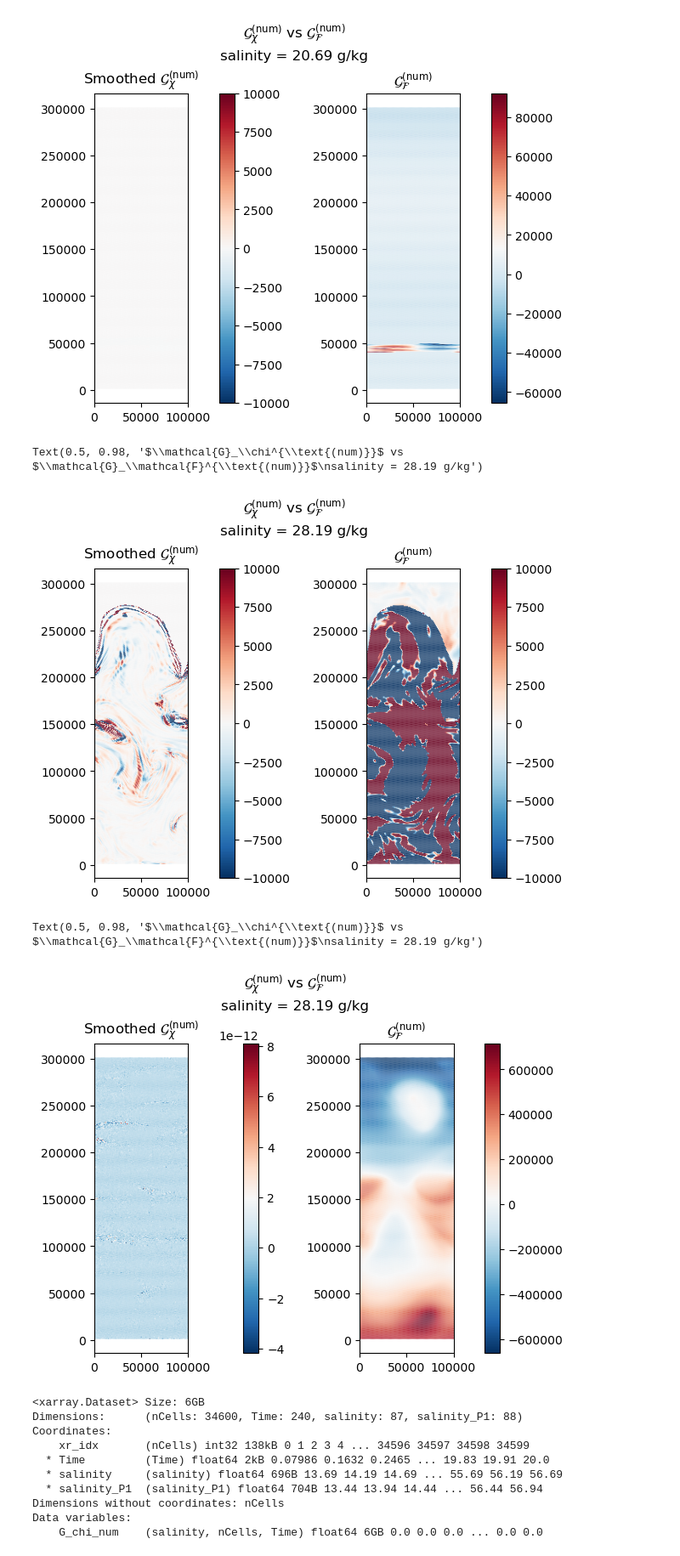
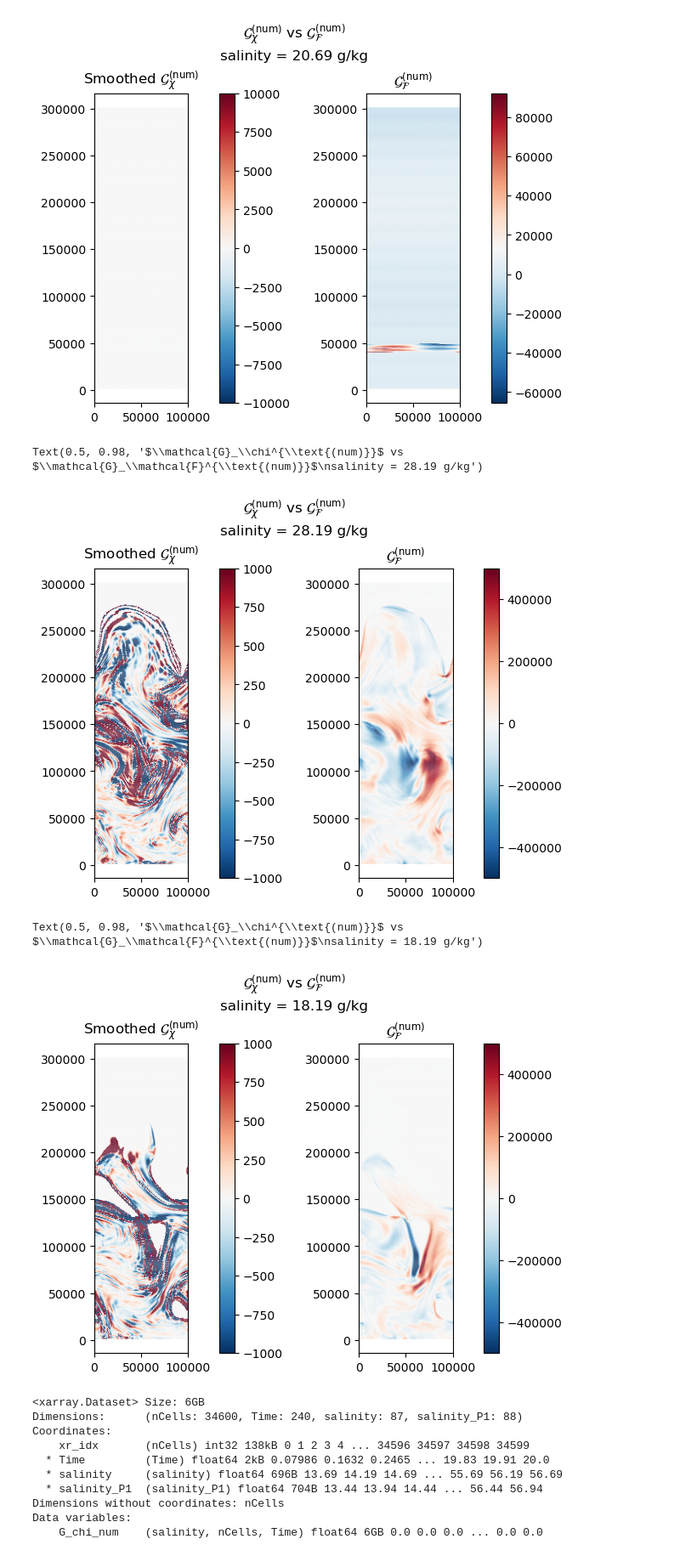
Before and after one commit to kailauyeda/WMT_DVD, a Jupyter notebook: bichan/analysis/spatial_smoothing.ipynb, the cells around one changed output. Shown at 85% size. Drawn from its saved outputs; the diff is of its cells as text; code cells hidden in the pictures.

Commit message:
More time & salinity surface G_num comparisons
- Looks to have similar locations of positive and negative G_num
- But the magnitudes are very different (like they differ by sseveral
  orders of magnitude)
- But when we sum G_num over a salinity surface, the positive and
  negative G_num values cancel out, and the summed values of G_chi_num
  G_F_num end up being similar.

```diff
--- a/bichan/analysis/spatial_smoothing.ipynb
+++ b/bichan/analysis/spatial_smoothing.ipynb
@@ -1003,12 +1003,12 @@ Text(0.5, 0.98, '$\\mathcal{G}_\\chi^{\\text{(num)}}$ vs $\\mathcal{G}_\\mathcal
 fig,ax = plt.subplots(nrows=1, ncols =2, constrained_layout=True)
 
 salinity_idx = 30
-vmax_val = 1e4
+vmax_val = 1e3
 vmin_val = -vmax_val
 time_idx = 200
 
 a = mosaic.polypcolor(ax[0], descriptor, G_smoothed_chi_num.G_chi_num.isel(Time=time_idx,salinity= salinity_idx), vmin = vmin_val, vmax = vmax_val,cmap = 'RdBu_r')
-b = mosaic.polypcolor(ax[1], descriptor, budget_ds.G_F_num.isel(Time=time_idx, salinity = salinity_idx), vmin = vmin_val, vmax = vmax_val,cmap = 'RdBu_r')
+b = mosaic.polypcolor(ax[1], descriptor, budget_ds.G_F_num.isel(Time=time_idx, salinity = salinity_idx),vmin= -5e5, vmax = 5e5, cmap = 'RdBu_r')
 ax[0].set_aspect(1.0)
 ax[1].set_aspect(1.0)
 
@@ -1020,29 +1020,29 @@ fig.colorbar(b, ax=ax[1])
 fig.suptitle(r'$\mathcal{G}_\chi^{\text{(num)}}$ vs $\mathcal{G}_\mathcal{F}^{\text{(num)}}$' + '\n' + f'salinity = {np.round(budget_ds.salinity[salinity_idx].values, 2)} g/kg')
 # %% [output]
 Text(0.5, 0.98, '$\\mathcal{G}_\\chi^{\\text{(num)}}$ vs $\\mathcal{G}_\\mathcal{F}^{\\text{(num)}}$\nsalinity = 28.19 g/kg')
-[figure, old version]
+[figure, new version]
 # %%
 fig,ax = plt.subplots(nrows=1, ncols =2, constrained_layout=True)
 
-salinity_idx = 30
-vmax_val = 1e4
+salinity_idx = 10
+vmax_val = 1e3
 vmin_val = -vmax_val
-time_idx = 100
+time_idx = 200
 
-a = mosaic.polypcolor(ax[0], descriptor, G_smoothed_chi_num.G_chi_num.sum(dim='salinity').mean(dim='Time'), cmap = 'RdBu_r')
-b = mosaic.polypcolor(ax[1], descriptor, budget_ds.G_F_num.sum(dim='salinity').mean(dim='Time'), cmap = 'RdBu_r')
+a = mosaic.polypcolor(ax[0], descriptor, G_smoothed_chi_num.G_chi_num.isel(Time=time_idx,salinity= salinity_idx), vmin = vmin_val, vmax = vmax_val,cmap = 'RdBu_r')
+b = mosaic.polypcolor(ax[1], descriptor, budget_ds.G_F_num.isel(Time=time_idx, salinity = salinity_idx),vmin= -5e5, vmax = 5e5, cmap = 'RdBu_r')
 ax[0].set_aspect(1.0)
 ax[1].set_aspect(1.0)
 
 ax[0].set_title(r'Smoothed $\mathcal{G}_\chi^{\text{(num)}}$')
 ax[1].set_title(r'$\mathcal{G}_\mathcal{F}^{\text{(num)}}$')
 
 fig.colorbar(a, ax=ax[0])
 fig.colorbar(b, ax=ax[1])
 fig.suptitle(r'$\mathcal{G}_\chi^{\text{(num)}}$ vs $\mathcal{G}_\mathcal{F}^{\text{(num)}}$' + '\n' + f'salinity = {np.round(budget_ds.salinity[salinity_idx].values, 2)} g/kg')
 # %% [output]
-Text(0.5, 0.98, '$\\mathcal{G}_\\chi^{\\text{(num)}}$ vs $\\mathcal{G}_\\mathcal{F}^{\\text{(num)}}$\nsalinity = 28.19 g/kg')
+Text(0.5, 0.98, '$\\mathcal{G}_\\chi^{\\text{(num)}}$ vs $\\mathcal{G}_\\mathcal{F}^{\\text{(num)}}$\nsalinity = 18.19 g/kg')
-[figure, old version]
+[figure, new version]
 # %%
 G_smoothed_chi_num
 # %% [output]
```
